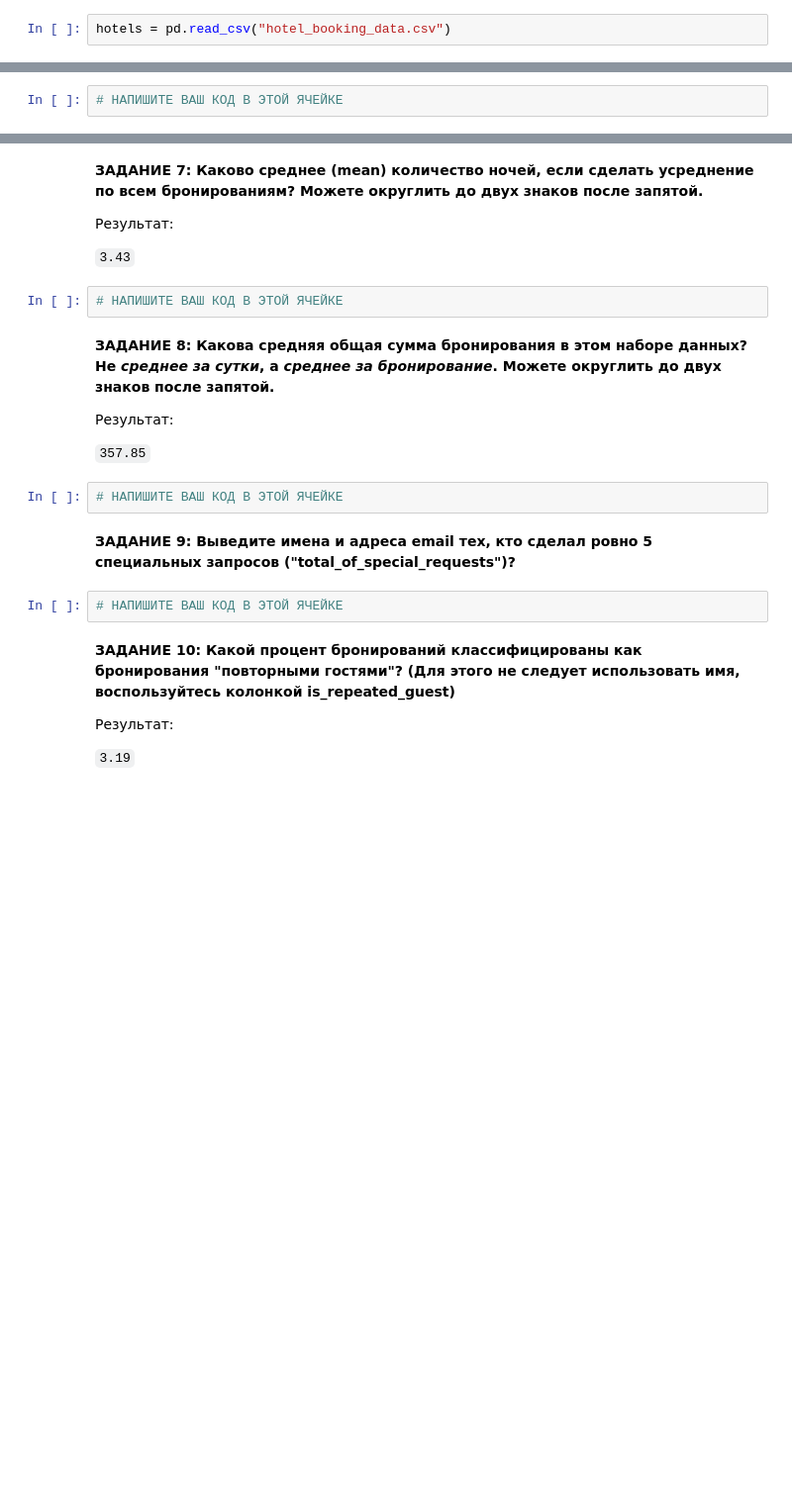
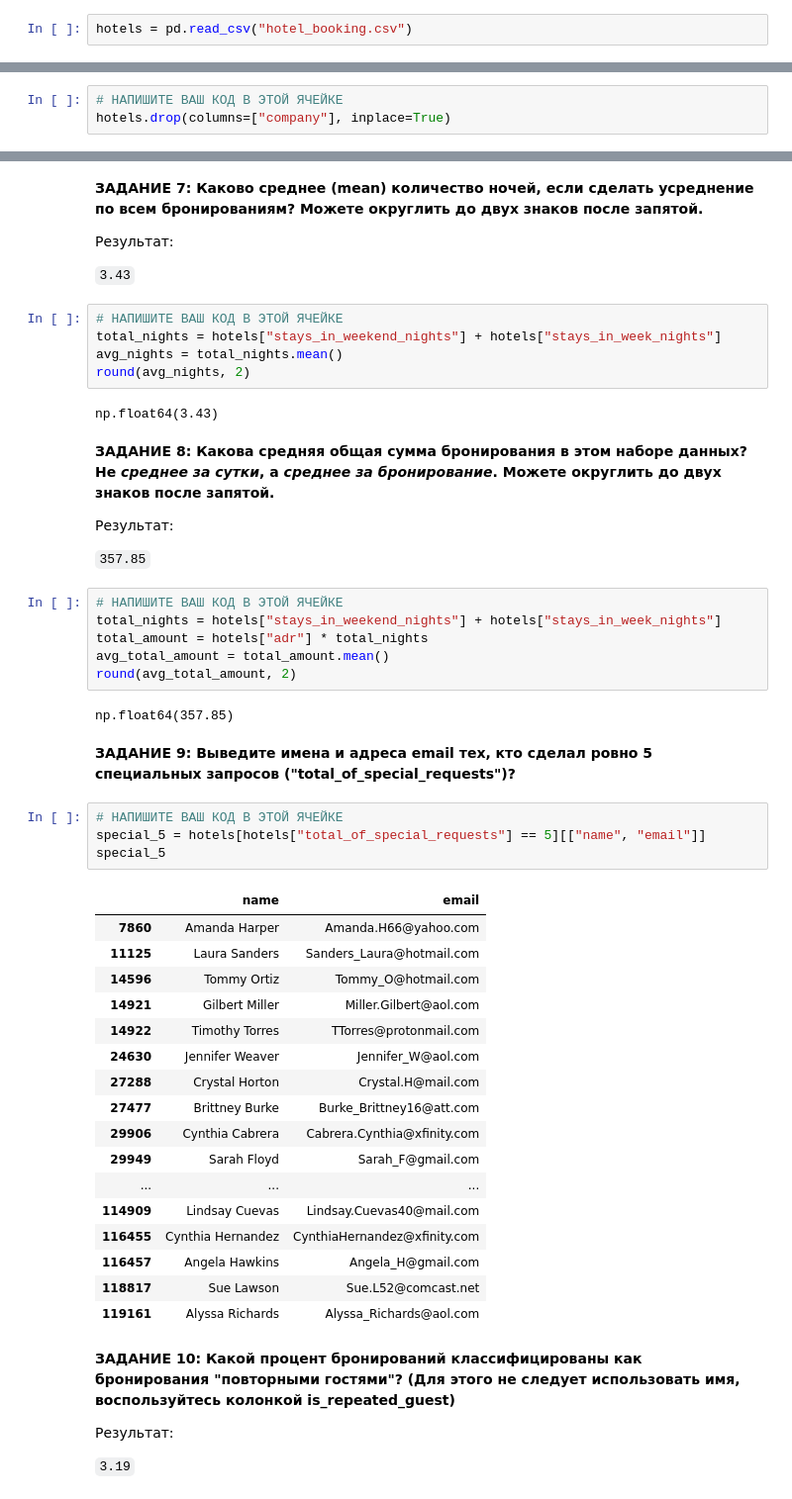
Before and after one commit to 0xV4h3/SmartCode, a Jupyter notebook: ML/Exercises/Pandas/Pandas_exercises_2.ipynb, the cells around one changed output, grey strips where cells are left out. Shown: that part at 99% size. Cells and saved outputs as stored; diff of their text form; blank space fills up the shorter version.

```diff
--- a/ML/Exercises/Pandas/Pandas_exercises_2.ipynb
+++ b/ML/Exercises/Pandas/Pandas_exercises_2.ipynb
@@ -107,7 +107,7 @@
 # %%
 import pandas as pd
 # %%
-hotels = pd.read_csv("hotel_booking_data.csv")
+hotels = pd.read_csv("hotel_booking.csv")
 # %%
 hotels.head()
 # %% [output]
@@ -151,6 +161,7 @@ memory usage: 32.8+ MB
 **ЗАДАНИЕ 3: Удалите колонку "company" из набора данных.**
 # %%
 # НАПИШИТЕ ВАШ КОД В ЭТОЙ ЯЧЕЙКЕ
+hotels.drop(columns=["company"], inplace=True)
 # %% [markdown]
 **ЗАДАНИЕ 4: Какие 5 стран встречаются в наборе данных наиболее часто?**
 # %%
@@ -175,6 +207,11 @@ memory usage: 32.8+ MB
 <code>3.43</code>
 # %%
 # НАПИШИТЕ ВАШ КОД В ЭТОЙ ЯЧЕЙКЕ
+total_nights = hotels["stays_in_weekend_nights"] + hotels["stays_in_week_nights"]
+avg_nights = total_nights.mean()
+round(avg_nights, 2)
+# %% [output]
+np.float64(3.43)
 # %% [markdown]
 **ЗАДАНИЕ 8: Какова средняя общая сумма бронирования в этом наборе данных? Не *среднее за сутки*, а *среднее за бронирование*. Можете округлить до двух знаков после запятой.**
 
@@ -183,10 +220,36 @@ memory usage: 32.8+ MB
 <code>357.85</code>
 # %%
 # НАПИШИТЕ ВАШ КОД В ЭТОЙ ЯЧЕЙКЕ
+total_nights = hotels["stays_in_weekend_nights"] + hotels["stays_in_week_nights"]
+total_amount = hotels["adr"] * total_nights
+avg_total_amount = total_amount.mean()
+round(avg_total_amount, 2)
+# %% [output]
+np.float64(357.85)
 # %% [markdown]
 **ЗАДАНИЕ 9: Выведите имена и адреса email тех, кто сделал ровно 5 специальных запросов ("total_of_special_requests")?**
 # %%
 # НАПИШИТЕ ВАШ КОД В ЭТОЙ ЯЧЕЙКЕ
+special_5 = hotels[hotels["total_of_special_requests"] == 5][["name", "email"]]
+special_5
+# %% [output]
+|  | name | email |
+| 7860 | Amanda Harper | Amanda.H66@yahoo.com |
+| 11125 | Laura Sanders | Sanders_Laura@hotmail.com |
+| 14596 | Tommy Ortiz | Tommy_O@hotmail.com |
+| 14921 | Gilbert Miller | Miller.Gilbert@aol.com |
+| 14922 | Timothy Torres | TTorres@protonmail.com |
+| 24630 | Jennifer Weaver | Jennifer_W@aol.com |
+| 27288 | Crystal Horton | Crystal.H@mail.com |
+| 27477 | Brittney Burke | Burke_Brittney16@att.com |
+| 29906 | Cynthia Cabrera | Cabrera.Cynthia@xfinity.com |
+| 29949 | Sarah Floyd | Sarah_F@gmail.com |
+| ... | ... | ... |
+| 114909 | Lindsay Cuevas | Lindsay.Cuevas40@mail.com |
+| 116455 | Cynthia Hernandez | CynthiaHernandez@xfinity.com |
+| 116457 | Angela Hawkins | Angela_H@gmail.com |
+| 118817 | Sue Lawson | Sue.L52@comcast.net |
+| 119161 | Alyssa Richards | Alyssa_Richards@aol.com |
 # %% [markdown]
 **ЗАДАНИЕ 10: Какой процент бронирований классифицированы как бронирования "повторными гостями"? (Для этого не следует использовать имя, воспользуйтесь колонкой is_repeated_guest)**
 
```
Also changed, not shown: parts of 10 cells of this notebook.
